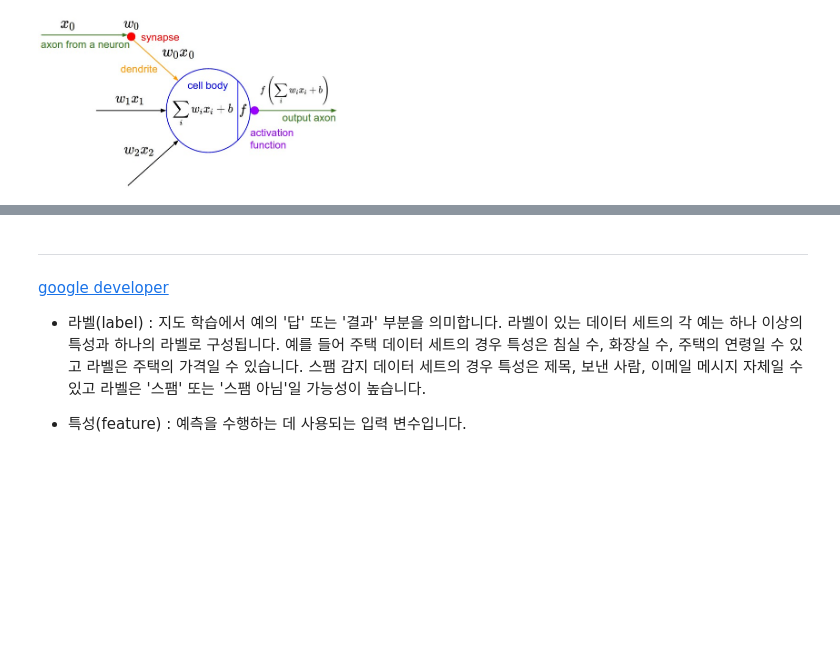
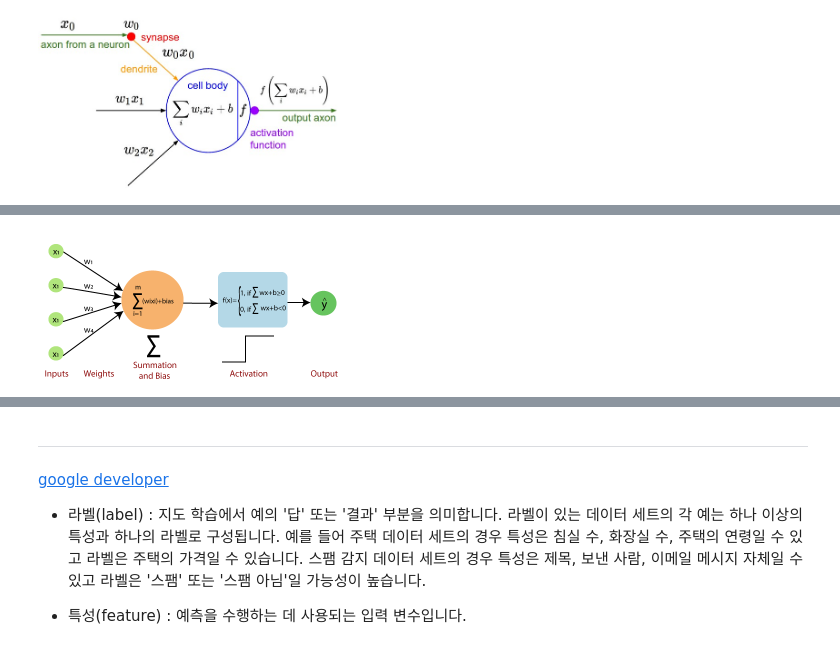
Before and after one commit to blee8/MyNotebook, a Jupyter notebook: 00_Sum Note/용어집.ipynb, the cells around one changed output, grey strips where cells are left out. Cells and saved outputs as stored; diff of their text form; code cells hidden in the pictures; blank space fills up the shorter version.

```diff
--- a/00_Sum Note/용어집.ipynb
+++ b/00_Sum Note/용어집.ipynb
@@ -48,0 +70,4 @@ Image(filename='../img/neuron_model.jpeg', width=300)
+# %%
+Image(filename='../img/single-layer-perceptron-in-tensorflow2.png', width=300)
+# %% [output]
+[figure, added]
```
Also changed, not shown: parts of 9 cells of this notebook, 56 other files.
